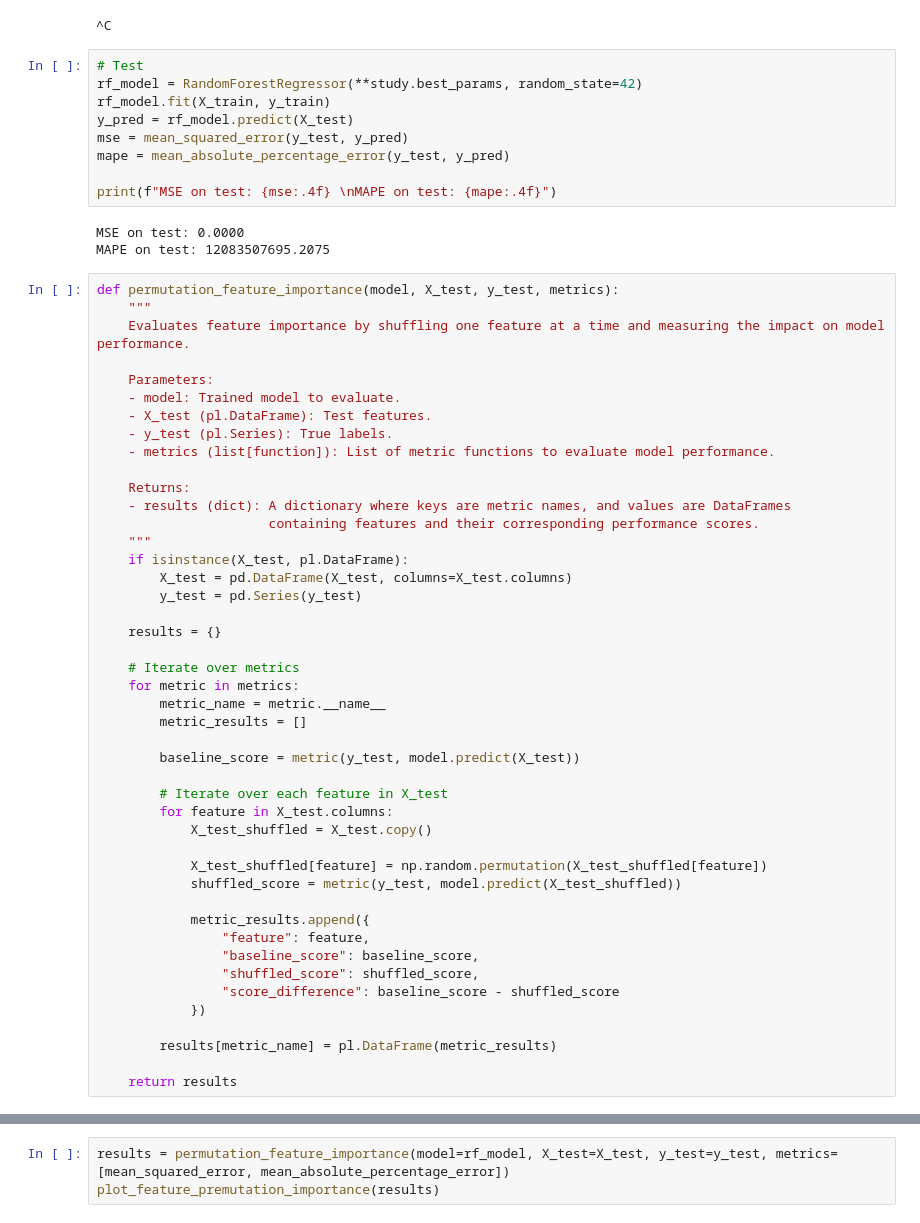
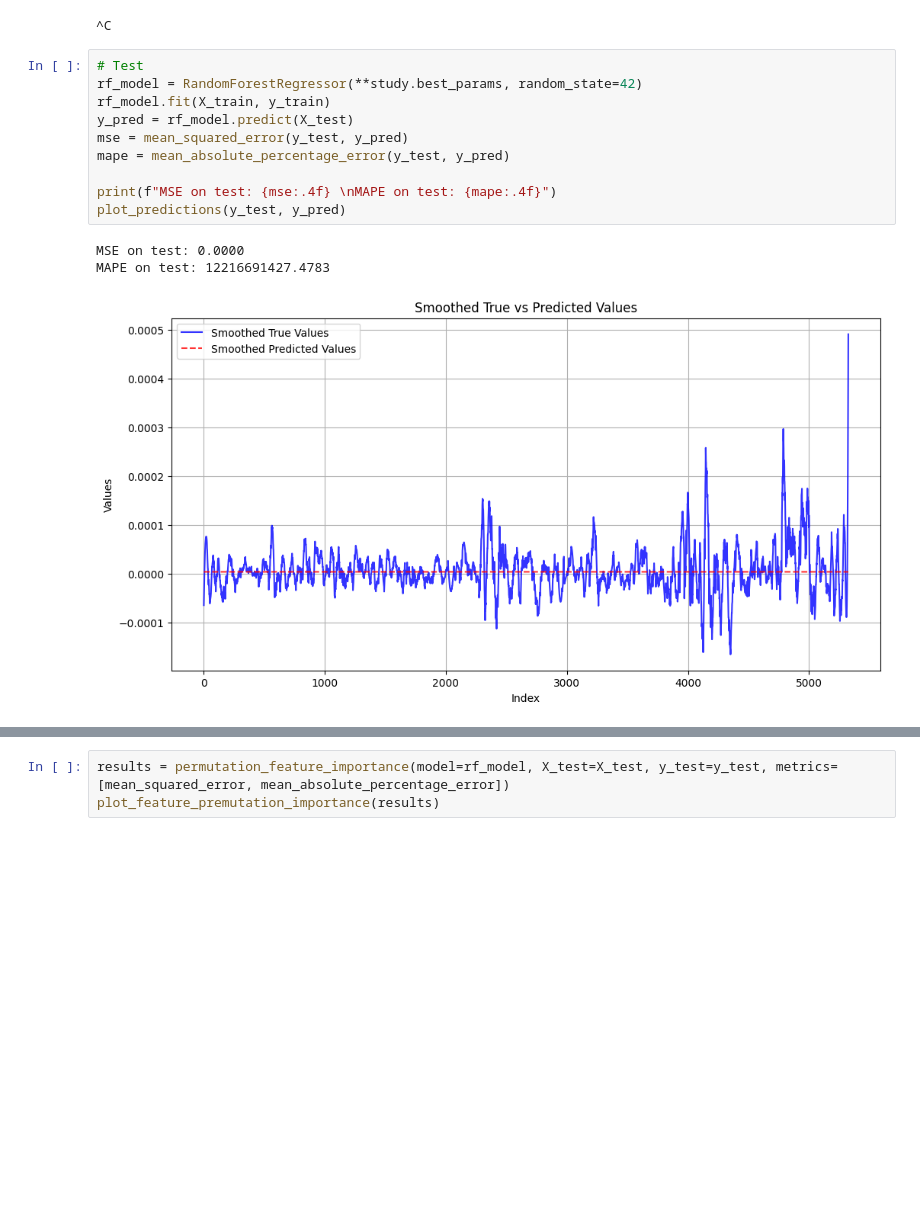
Before and after one commit to B0R0koko/microstructure_price_prediction, a Jupyter notebook: src/data_analysis/random_forest.ipynb, the cells around one changed output, grey strips where cells are left out. Saved outputs shown, nothing was run; the diff lists cells and outputs as text; blank space fills up the shorter version.

```diff
--- a/src/data_analysis/random_forest.ipynb
+++ b/src/data_analysis/random_forest.ipynb
@@ -168,57 +144,14 @@ Best Params: {'n_estimators': 302, 'max_depth': 43, 'min_samples_split': 11, 'mi
 # %%
 # Test
 rf_model = RandomForestRegressor(**study.best_params, random_state=42)
 rf_model.fit(X_train, y_train)
 y_pred = rf_model.predict(X_test)
 mse = mean_squared_error(y_test, y_pred)
 mape = mean_absolute_percentage_error(y_test, y_pred)
 
 print(f"MSE on test: {mse:.4f} \nMAPE on test: {mape:.4f}")
+plot_predictions(y_test, y_pred)
 # %% [output]
 MSE on test: 0.0000
-MAPE on test: 12083507695.2075
+MAPE on test: 12216691427.4783
+[figure, added]
-# %%
-def permutation_feature_importance(model, X_test, y_test, metrics):
-    """
-    Evaluates feature importance by shuffling one feature at a time and measuring the impact on model performance.
-
-    Parameters:
-    - model: Trained model to evaluate.
-    - X_test (pl.DataFrame): Test features.
-    - y_test (pl.Series): True labels.
-    - metrics (list[function]): List of metric functions to evaluate model performance.
-
-    Returns:
-    - results (dict): A dictionary where keys are metric names, and values are DataFrames
-                      containing features and their corresponding performance scores.
-    """
-    if isinstance(X_test, pl.DataFrame):
-        X_test = pd.DataFrame(X_test, columns=X_test.columns)
-        y_test = pd.Series(y_test)
-
-    results = {}
-
-    # Iterate over metrics
-    for metric in metrics:
-        metric_name = metric.__name__
-        metric_results = []
-
-        baseline_score = metric(y_test, model.predict(X_test))
-
-        # Iterate over each feature in X_test
-        for feature in X_test.columns:
-            X_test_shuffled = X_test.copy()
-
-            X_test_shuffled[feature] = np.random.permutation(X_test_shuffled[feature])
-            shuffled_score = metric(y_test, model.predict(X_test_shuffled))
-
-            metric_results.append({
-                "feature": feature,
-                "baseline_score": baseline_score,
-                "shuffled_score": shuffled_score,
-                "score_difference": baseline_score - shuffled_score
-            })
-
-        results[metric_name] = pl.DataFrame(metric_results)
-
-    return results
```
Also changed, not shown: parts of 8 cells of this notebook, 53 other files.
